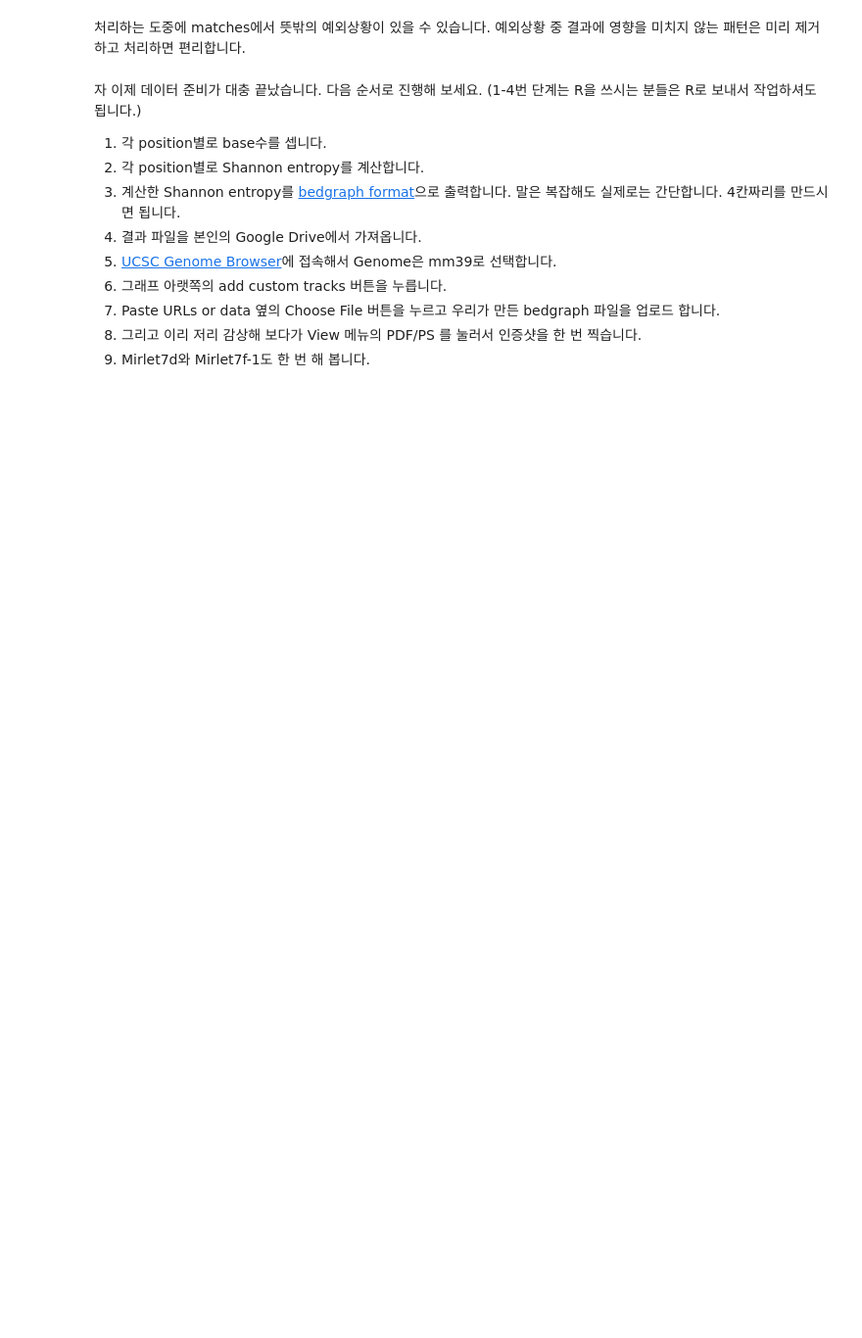
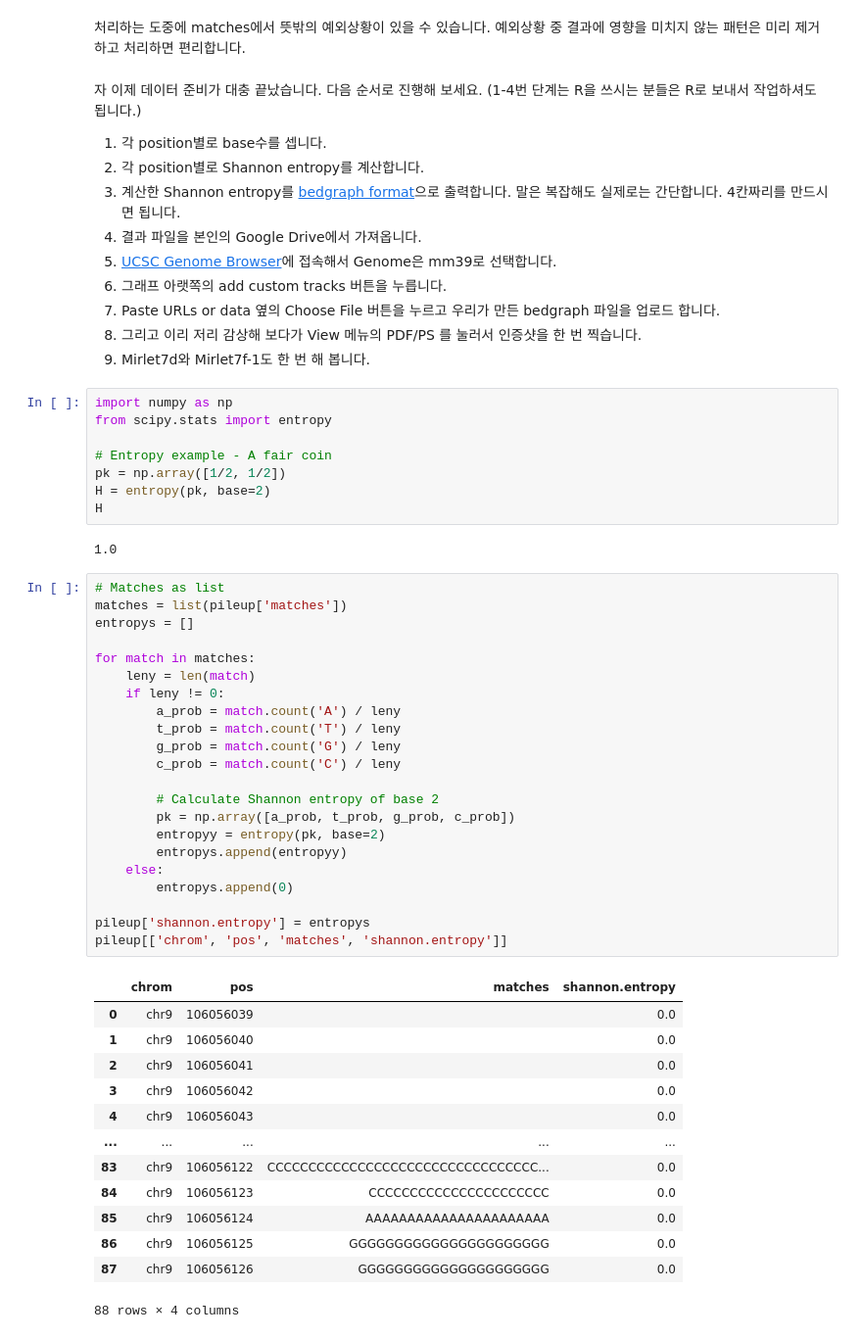
Before and after one commit to young5454/SNU-BI1, a Jupyter notebook: CoLab_TermProj_2024_3.ipynb, the cells around one changed output. Shown: that part at 98% size. Cells and saved outputs as stored; diff of their text form; blank space fills up the shorter version.

```diff
--- a/CoLab_TermProj_2024_3.ipynb
+++ b/CoLab_TermProj_2024_3.ipynb
@@ -175,3 +222,49 @@ pileup[pileup['pos'] == 106056094].iloc[0]['matches']
 1. Paste URLs or data 옆의 Choose File 버튼을 누르고 우리가 만든 bedgraph 파일을 업로드 합니다.
 1. 그리고 이리 저리 감상해 보다가 View 메뉴의 PDF/PS 를 눌러서 인증샷을 한 번 찍습니다.
 1. Mirlet7d와 Mirlet7f-1도 한 번 해 봅니다.
+# %%
+import numpy as np
+from scipy.stats import entropy
+
+# Entropy example - A fair coin
+pk = np.array([1/2, 1/2])
+H = entropy(pk, base=2)
+H
+# %% [output]
+1.0
+# %%
+# Matches as list
+matches = list(pileup['matches'])
+entropys = []
+
+for match in matches:
+    leny = len(match)
+    if leny != 0:
+        a_prob = match.count('A') / leny
+        t_prob = match.count('T') / leny
+        g_prob = match.count('G') / leny
+        c_prob = match.count('C') / leny
+
+        # Calculate Shannon entropy of base 2
+        pk = np.array([a_prob, t_prob, g_prob, c_prob])
+        entropyy = entropy(pk, base=2)
+        entropys.append(entropyy)
+    else:
+        entropys.append(0)
+
+pileup['shannon.entropy'] = entropys
+pileup[['chrom', 'pos', 'matches', 'shannon.entropy']]
+# %% [output]
+|  | chrom | pos | matches | shannon.entropy |
+| 0 | chr9 | 106056039 |  | 0.0 |
+| 1 | chr9 | 106056040 |  | 0.0 |
+| 2 | chr9 | 106056041 |  | 0.0 |
+| 3 | chr9 | 106056042 |  | 0.0 |
+| 4 | chr9 | 106056043 |  | 0.0 |
+| ... | ... | ... | ... | ... |
+| 83 | chr9 | 106056122 | CCCCCCCCCCCCCCCCCCCCCCCCCCCCCCCCC... | 0.0 |
+| 84 | chr9 | 106056123 | CCCCCCCCCCCCCCCCCCCCCC | 0.0 |
+| 85 | chr9 | 106056124 | AAAAAAAAAAAAAAAAAAAAAA | 0.0 |
+| 86 | chr9 | 106056125 | GGGGGGGGGGGGGGGGGGGGGG | 0.0 |
+| 87 | chr9 | 106056126 | GGGGGGGGGGGGGGGGGGGGG | 0.0 |
+88 rows × 4 columns
```
Also changed, not shown: parts of 10 cells of this notebook, 1 other file.
